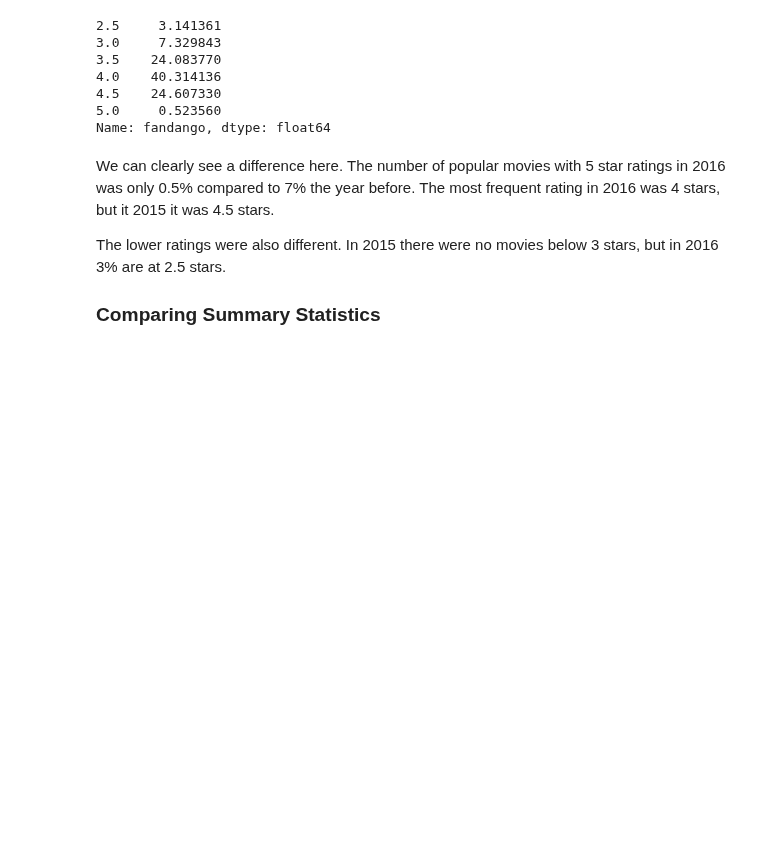
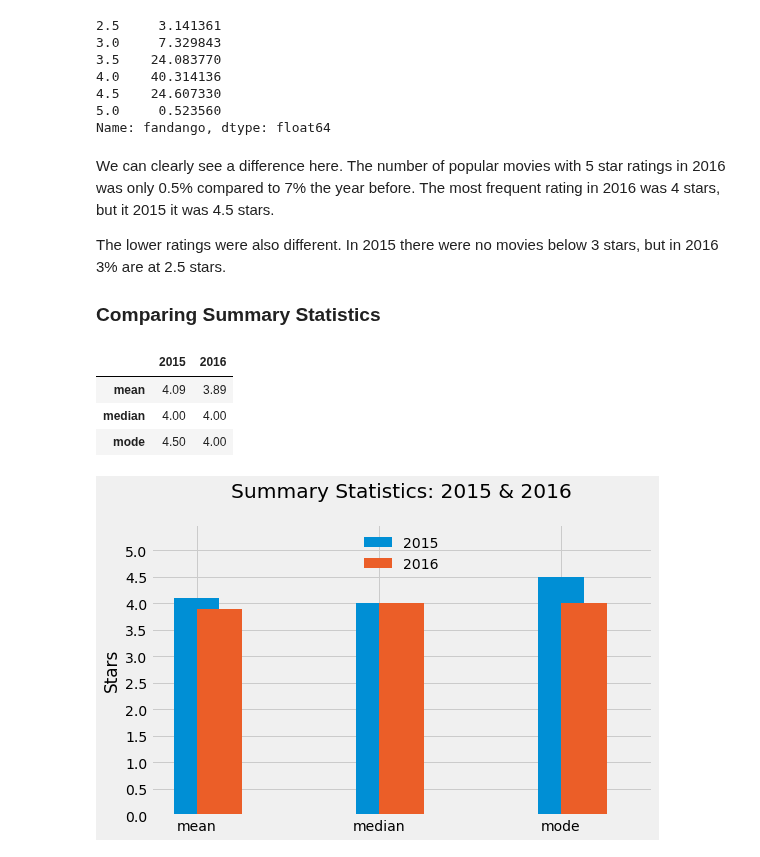
Before and after one commit to branBeckett/data-science-projects, a Jupyter notebook: fandango-movie-ratings/fandango-movie-ratings.ipynb, the cells around one changed output. Drawn from its saved outputs; the diff is of its cells as text; code cells hidden in the pictures; blank space fills up the shorter version.

```diff
--- a/fandango-movie-ratings/fandango-movie-ratings.ipynb
+++ b/fandango-movie-ratings/fandango-movie-ratings.ipynb
@@ -209,3 +209,36 @@ The lower ratings were also different. In 2015 there were no movies below 3 star
 
 
 ### Comparing Summary Statistics
+# %%
+mean_2015 = round(fandango_2015['Fandango_Stars'].mean(), 2)
+mean_2016 = round(fandango_2016['fandango'].mean(), 2)
+
+median_2015 = round(fandango_2015['Fandango_Stars'].median(), 2)
+median_2016 = round(fandango_2016['fandango'].median(), 2)
+
+mode_2015 = round(fandango_2015['Fandango_Stars'].mode()[0], 2)
+mode_2016 = round(fandango_2016['fandango'].mode()[0], 2)
+
+sum_stat = pd.DataFrame()
+sum_stat['2015'] = [mean_2015, median_2015, mode_2015]
+sum_stat['2016'] = [mean_2016, median_2016, mode_2016]
+sum_stat.index = ['mean', 'median', 'mode']
+
+sum_stat
+# %% [output]
+|  | 2015 | 2016 |
+| mean | 4.09 | 3.89 |
+| median | 4.00 | 4.00 |
+| mode | 4.50 | 4.00 |
+# %%
+sum_stat['2015'].plot.bar(align = 'center', label = '2015', width = .25)
+sum_stat['2016'].plot.bar(color = '#EB5E28', align = 'edge', label = '2016', width = .25, rot = 0, figsize = (8,5))
+
+plt.title('Summary Statistics: 2015 & 2016', y = 1.07)
+plt.ylim(0,5.5)
+plt.yticks(arange(0,5.1,.5))
+plt.ylabel('Stars')
+plt.legend(framealpha = 0, loc = 'upper center')
+plt.show()
+# %% [output]
+[figure, added]
```
